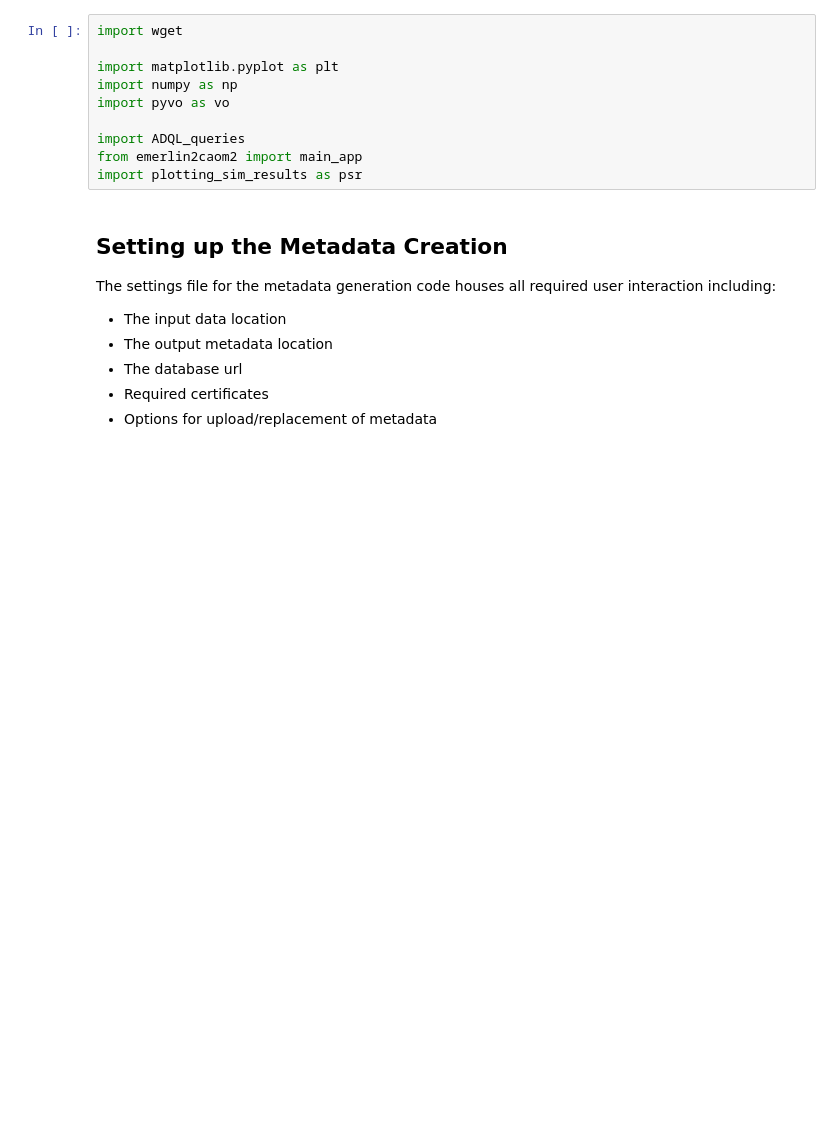
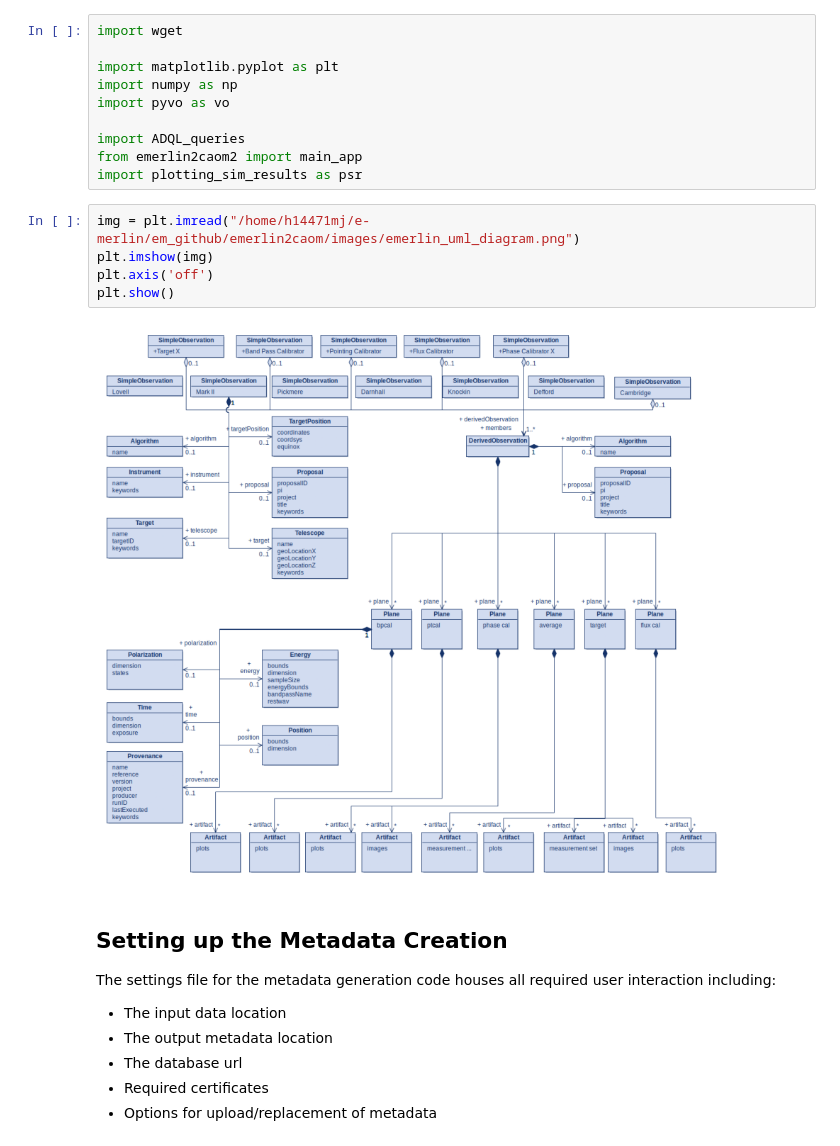
Before and after one commit to uksrc/caom_use_case_evaluation, a Jupyter notebook: ipython/demo.ipynb, the cells around one changed output. Drawn from its saved outputs; the diff is of its cells as text; blank space fills up the shorter version.

```diff
--- a/ipython/demo.ipynb
+++ b/ipython/demo.ipynb
@@ -17,6 +17,13 @@ import pyvo as vo
 import ADQL_queries
 from emerlin2caom2 import main_app
 import plotting_sim_results as psr
+# %%
+img = plt.imread("/home/h14471mj/e-merlin/em_github/emerlin2caom/images/emerlin_uml_diagram.png")
+plt.imshow(img)
+plt.axis('off')
+plt.show()
+# %% [output]
+[figure, added]
 # %% [markdown]
 ## Setting up the Metadata Creation
 The settings file for the metadata generation code houses all required user interaction including:
```
Also changed, not shown: parts of 7 cells of this notebook.
